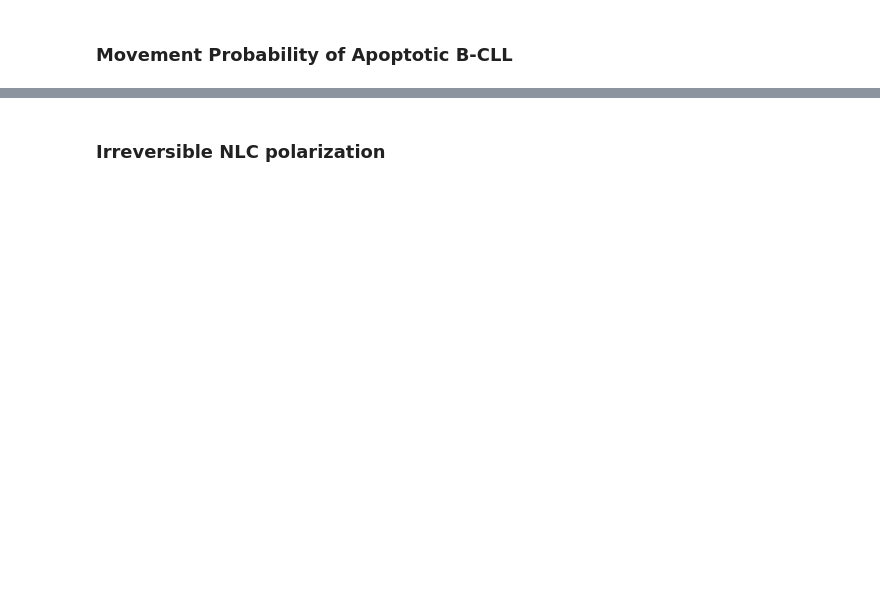
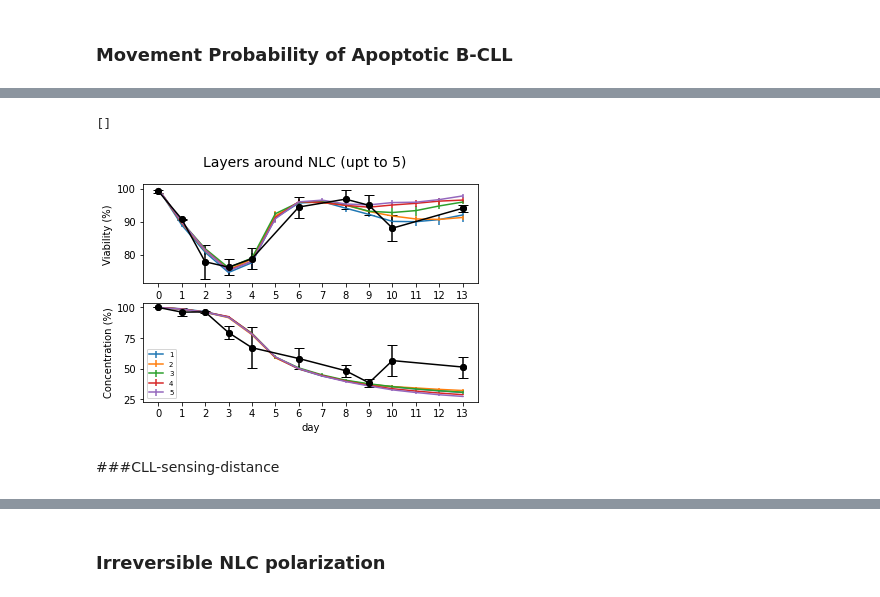
Before and after one commit to Ninouchkaia/ABM, a Jupyter notebook: ABM_figures.ipynb, the cells around one changed output, grey strips where cells are left out. Drawn from its saved outputs; the diff is of its cells as text; code cells hidden in the pictures; blank space fills up the shorter version.

```diff
--- a/ABM_figures.ipynb
+++ b/ABM_figures.ipynb
@@ -1856,0 +2111,68 @@ plt.plot()
+# %%
+## plot simulations vs experimental data
+file_name = "PerturbLayersUpTo5"
+import pandas as pd
+from IPython.display import set_matplotlib_formats
+%matplotlib inline
+set_matplotlib_formats('png')
+# set_matplotlib_formats('svg')
+
+df = pd.read_csv("%s.csv" % file_name, skiprows = 6)
+
+df.sort_values(by=['[step]'])
+df = df[df["[step]"]%24 == 0]
+
+fig, axes = plt.subplots(nrows=2, ncols=1)
+fig.suptitle('Layers around NLC (upt to 5)', fontsize=14)
+
+groups = df.groupby(['gui-layers', '[step]']).agg(['mean', 'std'])
+
+viability = groups["getViability"].unstack(0)
+axes[0].set_xlabel('Day')
+axes[0].set_ylabel('Viability (%)')
+axes[0].set_xticks(range(0,25*13, 24))
+axes[0].set_xticklabels(range(0,14))
+# axes[0].axis(ymin=40,ymax=100)
+viability.plot(None, 'mean', yerr='std', ax=axes[0], legend=False)
+
+concentration = groups["getRemainingCellRatio"].unstack(0)
+axes[1].set_xlabel('Day')
+axes[1].set_ylabel('Concentration (%)')
+axes[1].set_xticks(range(0,25*13, 24))
+axes[1].set_xticklabels(range(0,14))
+# axes[0].axis(ymin=40,ymax=100)
+concentration.plot(None, 'mean', yerr='std', ax=axes[1], legend=True)
+
+x_axis = axes[1].axes.get_xaxis()
+x_axis.set_label_text('day')
+# x_label = x_axis.get_label()
+# ##print isinstance(x_label, matplotlib.artist.Artist)
+# x_label.set_visible(False)
+
+# axes[0].legend(loc='lower right', prop={'size': 7})#, bbox_to_anchor=(1.3,1.3), )
+axes[1].legend(loc='best', prop={'size': 7})#, bbox_to_anchor=(1.3,1.3), )
+
+# ### add the mean experimental
+viability = np.genfromtxt("patientsData.tsv", delimiter='\t', names=True)
+viability_means_array = np.array(viability_means, dtype=np.float)
+viability_mask = np.isfinite(viability_means_array)
+axes[0].plot (viability['Day'][viability_mask]*24, viability_means_array[viability_mask], linestyle='-', marker='o', color='black', label='Model length', zorder=10 )
+axes[0].scatter (viability['Day'][viability_mask]*24, viability_means_array[viability_mask], facecolors ='black', edgecolors='black')
+axes[0].errorbar(viability['Day']*24, viability_means_array, viability_err, ecolor = 'black', fmt='none', capsize = 5)
+# axes[0].axis(ymin=40,ymax=100)
+
+concentration = np.genfromtxt("patientsDataConc.tsv", delimiter='\t', names=True)
+concentration_means_array = np.array(concentration_means, dtype=np.float)
+concentration_mask = np.isfinite(concentration_means_array)
+axes[1].plot (concentration['Time'][concentration_mask]*24, concentration_means_array[concentration_mask], linestyle='-', marker='o', color='black', label='Exp', zorder=10)
+axes[1].scatter (concentration['Time'][concentration_mask]*24, concentration_means_array[concentration_mask], facecolors ='black', edgecolors='black')
+axes[1].errorbar(concentration['Time']*24, concentration_means, concentration_err, ecolor = 'black', fmt='none', capsize = 5)
+
+plt.plot()
+# plt.savefig("PerturbLayers.svg")
+# files.download("PerturbLayers.svg")
+# %% [output]
+[]
+[figure, added]
+# %% [markdown]
+###CLL-sensing-distance
```
Also changed, not shown: parts of 104 cells of this notebook.
